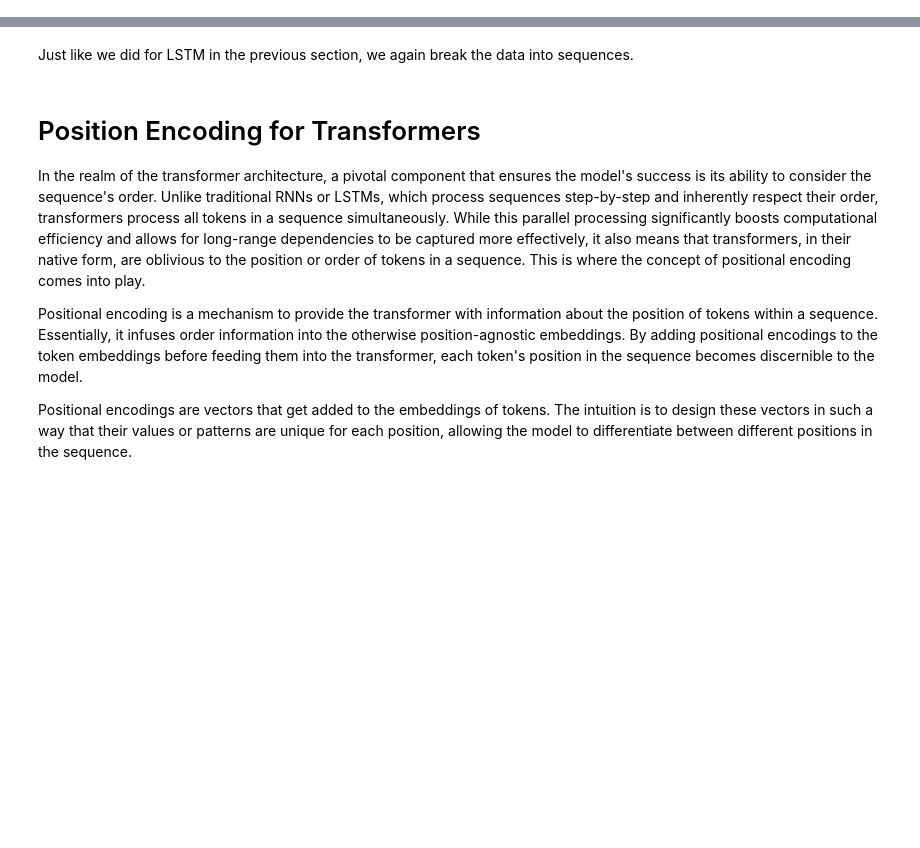
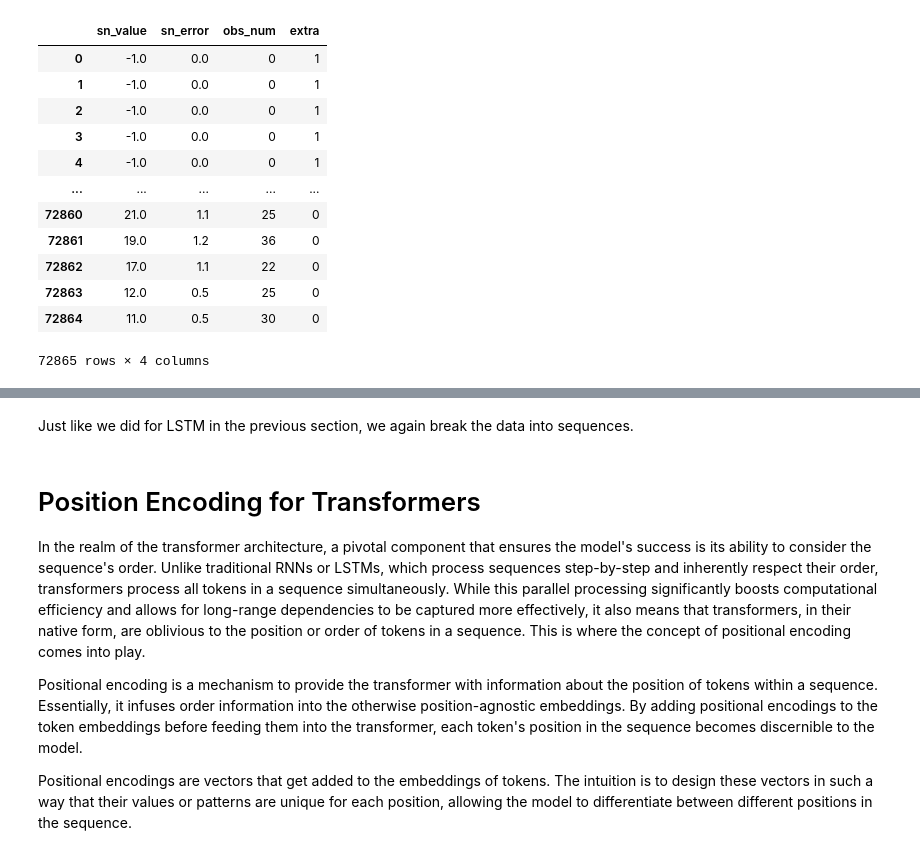
Before and after one commit to Shangodbole/Co-lab, a Jupyter notebook: t81_558_class_10_3_transformer_timeseries.ipynb, the cells around one changed output, grey strips where cells are left out. Drawn from its saved outputs; the diff is of its cells as text; code cells hidden in the pictures; blank space fills up the shorter version.

```diff
--- a/t81_558_class_10_3_transformer_timeseries.ipynb
+++ b/t81_558_class_10_3_transformer_timeseries.ipynb
@@ -71,0 +97,16 @@ The data preprocessing is the same as was introduced in the previous section. We
+# %%
+df_values
+# %% [output]
+|  | sn_value | sn_error | obs_num | extra |
+| 0 | -1.0 | 0.0 | 0 | 1 |
+| 1 | -1.0 | 0.0 | 0 | 1 |
+| 2 | -1.0 | 0.0 | 0 | 1 |
+| 3 | -1.0 | 0.0 | 0 | 1 |
+| 4 | -1.0 | 0.0 | 0 | 1 |
+| ... | ... | ... | ... | ... |
+| 72860 | 21.0 | 1.1 | 25 | 0 |
+| 72861 | 19.0 | 1.2 | 36 | 0 |
+| 72862 | 17.0 | 1.1 | 22 | 0 |
+| 72863 | 12.0 | 0.5 | 25 | 0 |
+| 72864 | 11.0 | 0.5 | 30 | 0 |
+72865 rows × 4 columns
```
Also changed, not shown: parts of 33 cells of this notebook.
